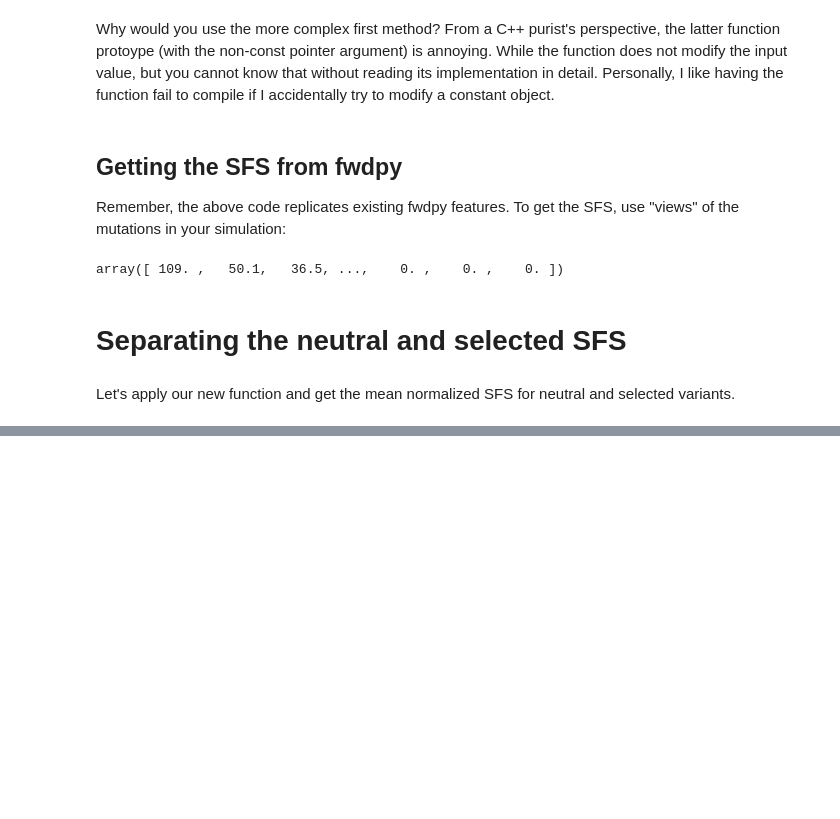
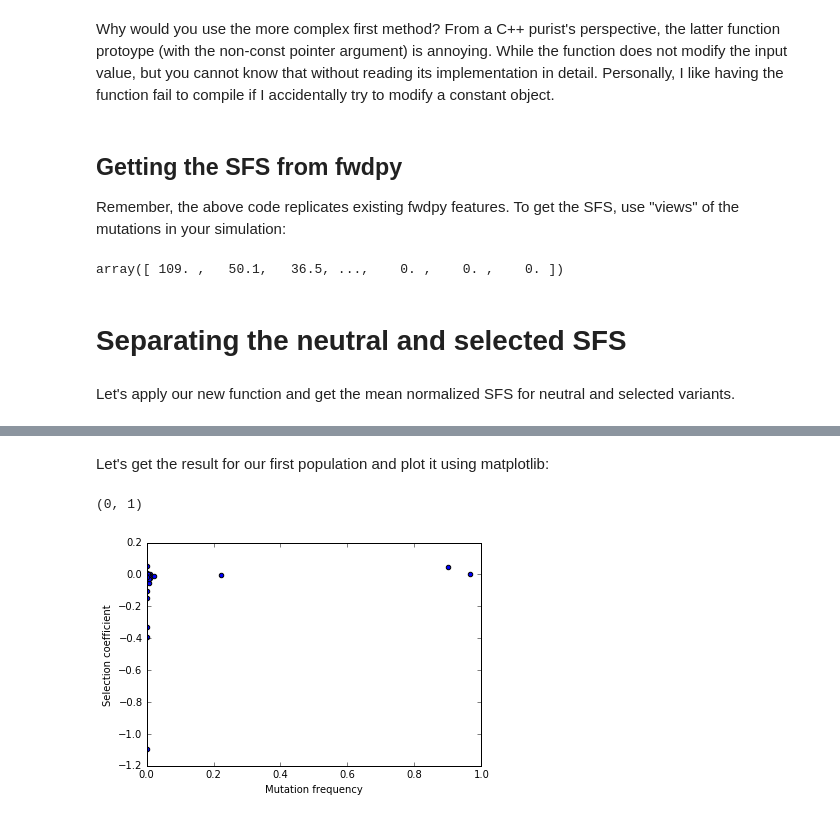
Before and after one commit to molpopgen/fwdpy, a Jupyter notebook: docs/examples/cython/WritingExtensions.ipynb, the cells around one changed output, grey strips where cells are left out. Drawn from its saved outputs; the diff is of its cells as text; code cells hidden in the pictures; blank space fills up the shorter version.

Commit message:
more examples of cdef functions to process populations

```diff
--- a/docs/examples/cython/WritingExtensions.ipynb
+++ b/docs/examples/cython/WritingExtensions.ipynb
@@ -271,0 +322,13 @@ print(mean_norm_sfs_sel)
+# %% [markdown]
+Let's get the result for our first population and plot it using matplotlib:
+# %%
+x = freq_esize(pops[0])
+x[0]
+fig,ax=plt.subplots()
+ax.scatter(x[0],x[1])
+ax.set_xlabel("Mutation frequency")
+ax.set_ylabel("Selection coefficient")
+ax.set_xlim(0,1)
+# %% [output]
+(0, 1)
+[figure, added]
```
Also changed, not shown: parts of 13 cells of this notebook, 6 other files.
